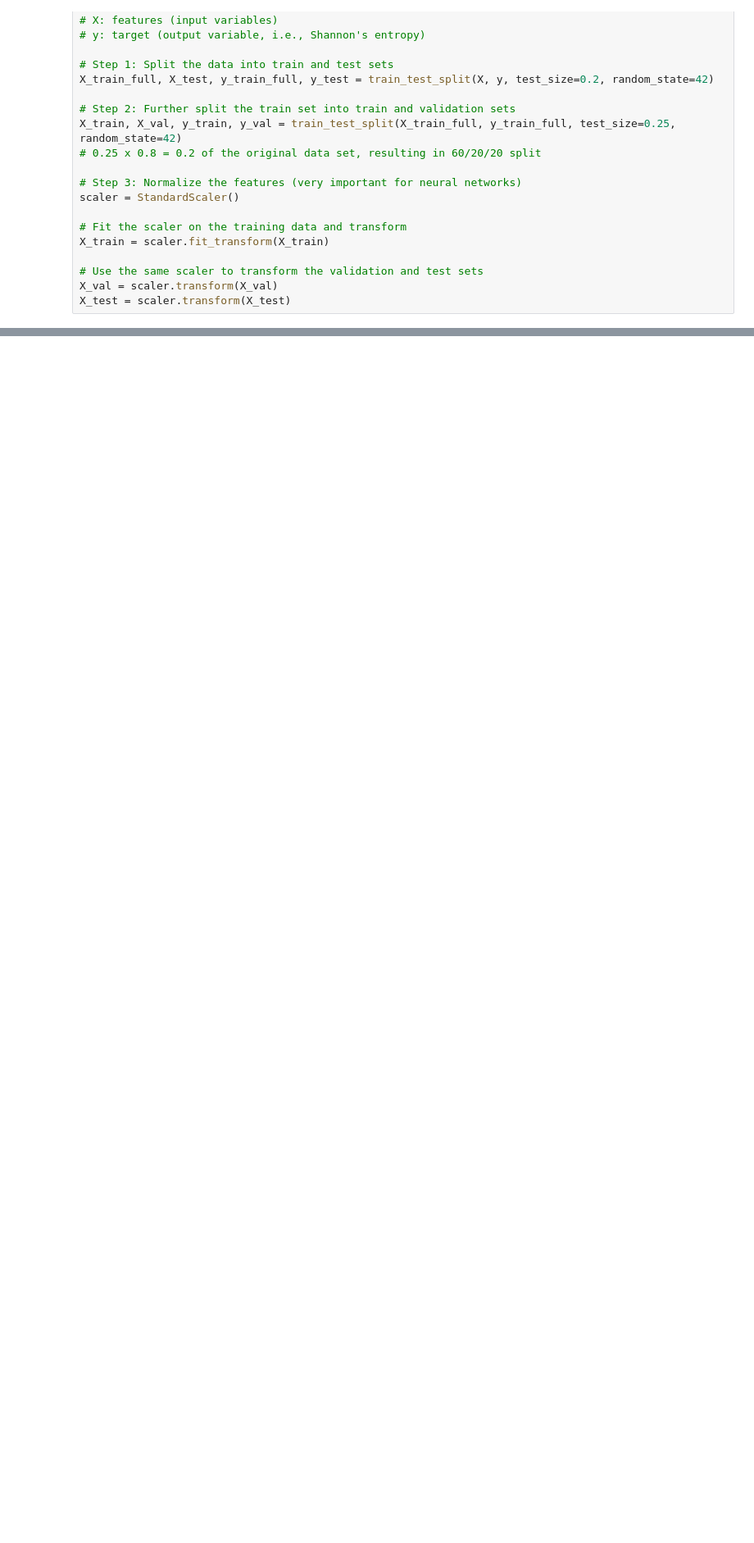
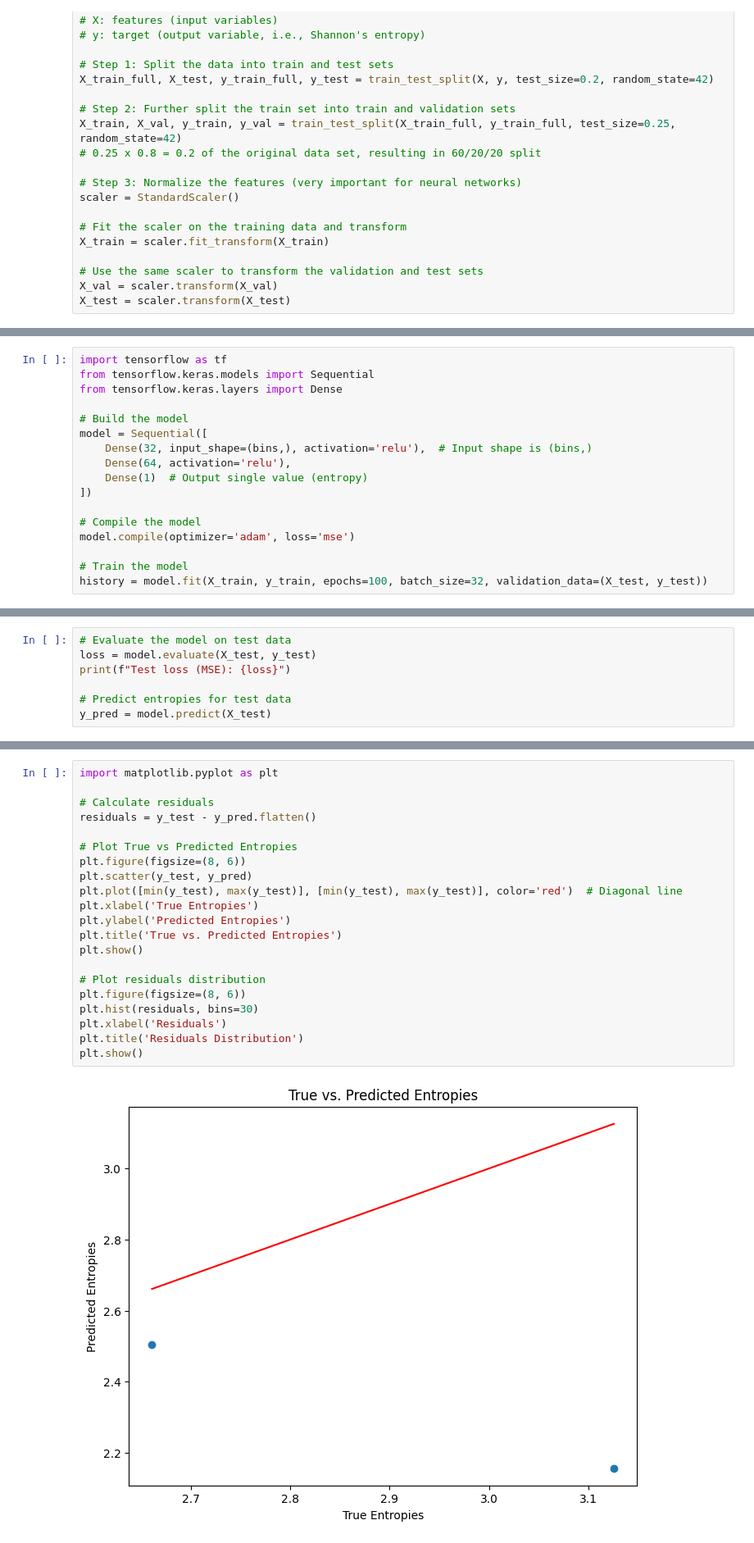
Before and after one commit to zainsuch19/entropy-neural-network, a Jupyter notebook: entropy_neural_network.ipynb, the cells around one changed output, grey strips where cells are left out. Shown at 82% size. Cells and saved outputs as stored; diff of their text form; blank space fills up the shorter version.

```diff
--- a/entropy_neural_network.ipynb
+++ b/entropy_neural_network.ipynb
@@ -225,0 +681,17 @@ Mean Absolute Error: 0.2599070593224649
+# %%
+import tensorflow as tf
+from tensorflow.keras.models import Sequential
+from tensorflow.keras.layers import Dense
+
+# Build the model
+model = Sequential([
+    Dense(32, input_shape=(bins,), activation='relu'),  # Input shape is (bins,)
+    Dense(64, activation='relu'),
+    Dense(1)  # Output single value (entropy)
+])
+
+# Compile the model
+model.compile(optimizer='adam', loss='mse')
+
+# Train the model
+history = model.fit(X_train, y_train, epochs=100, batch_size=32, validation_data=(X_test, y_test))
@@ -225,0 +716,7 @@ Mean Absolute Error: 0.2599070593224649
+# %%
+# Evaluate the model on test data
+loss = model.evaluate(X_test, y_test)
+print(f"Test loss (MSE): {loss}")
+
+# Predict entropies for test data
+y_pred = model.predict(X_test)
@@ -225,0 +727,23 @@ Mean Absolute Error: 0.2599070593224649
+# %%
+import matplotlib.pyplot as plt
+
+# Calculate residuals
+residuals = y_test - y_pred.flatten()
+
+# Plot True vs Predicted Entropies
+plt.figure(figsize=(8, 6))
+plt.scatter(y_test, y_pred)
+plt.plot([min(y_test), max(y_test)], [min(y_test), max(y_test)], color='red')  # Diagonal line
+plt.xlabel('True Entropies')
+plt.ylabel('Predicted Entropies')
+plt.title('True vs. Predicted Entropies')
+plt.show()
+
+# Plot residuals distribution
+plt.figure(figsize=(8, 6))
+plt.hist(residuals, bins=30)
+plt.xlabel('Residuals')
+plt.title('Residuals Distribution')
+plt.show()
+# %% [output]
+[figure, added]
```
Also changed, not shown: parts of 14 cells of this notebook.
